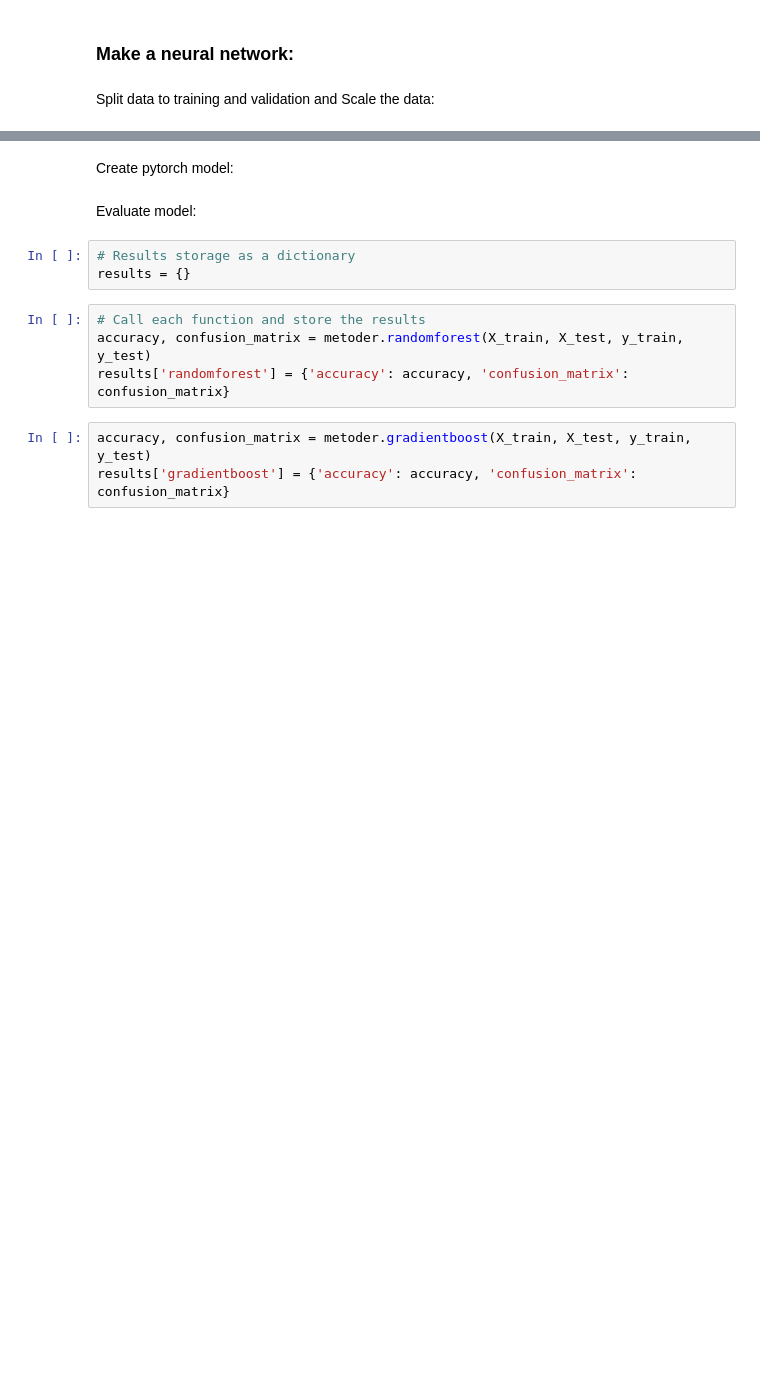
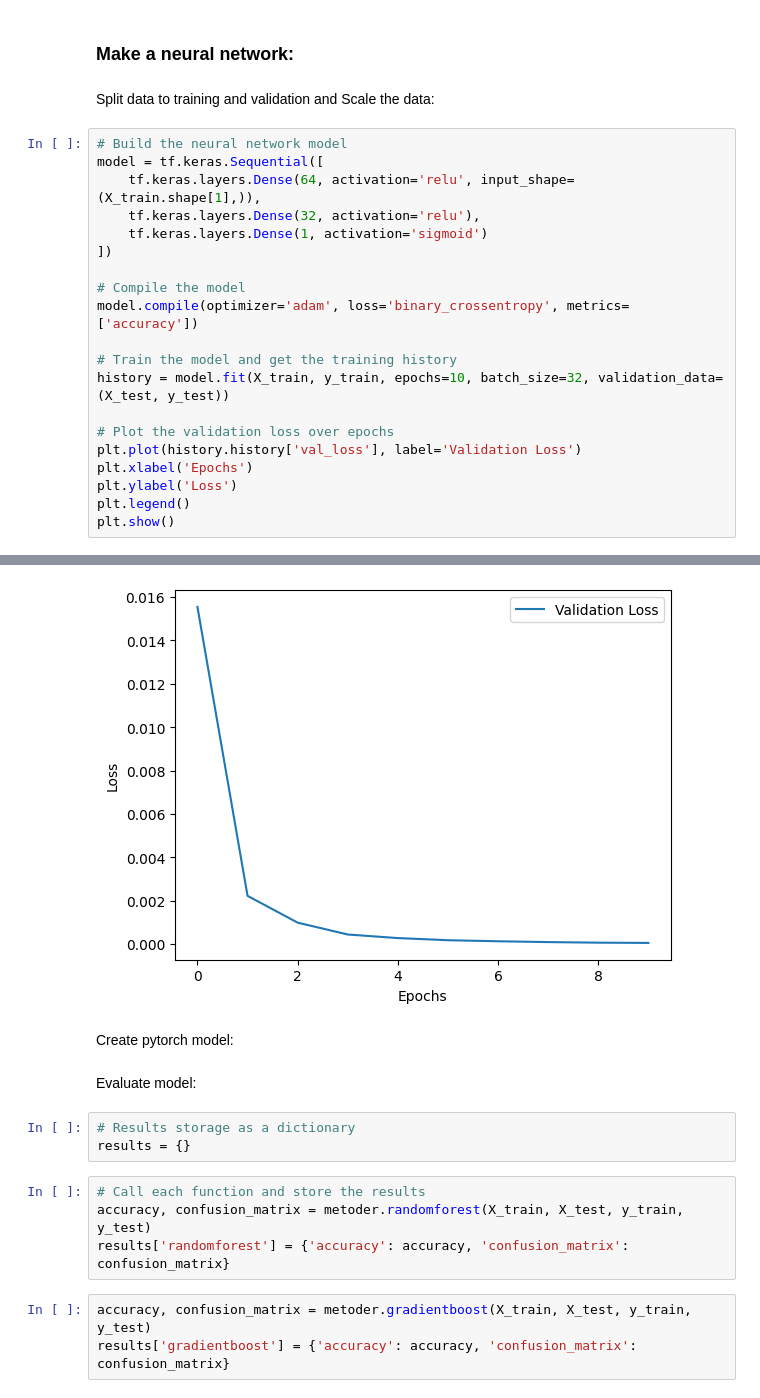
Before and after one commit to 591122/Sopp, a Jupyter notebook: NormalAlgorithms/ML_project_fullPOP.ipynb, the cells around one changed output, grey strips where cells are left out. Cells and saved outputs as stored; diff of their text form; blank space fills up the shorter version.

Commit message:
Auto stash before merge of "main" and "origin/main"
applied neural network

```diff
--- a/NormalAlgorithms/ML_project_fullPOP.ipynb
+++ b/NormalAlgorithms/ML_project_fullPOP.ipynb
@@ -102,3 +119,24 @@ X_test, y_test = df_test_encoded.drop(['class'], axis=1), df_test_encoded['class
 ### Make a neural network:
 # %% [markdown]
 Split data to training and validation and Scale the data:
+# %%
+# Build the neural network model
+model = tf.keras.Sequential([
+    tf.keras.layers.Dense(64, activation='relu', input_shape=(X_train.shape[1],)),
+    tf.keras.layers.Dense(32, activation='relu'),
+    tf.keras.layers.Dense(1, activation='sigmoid')
+])
+
+# Compile the model
+model.compile(optimizer='adam', loss='binary_crossentropy', metrics=['accuracy'])
+
+# Train the model and get the training history
+history = model.fit(X_train, y_train, epochs=10, batch_size=32, validation_data=(X_test, y_test))
+
+# Plot the validation loss over epochs
+plt.plot(history.history['val_loss'], label='Validation Loss')
+plt.xlabel('Epochs')
+plt.ylabel('Loss')
+plt.legend()
+plt.show()
+# %% [output]
@@ -105,3 +163,4 @@ Split data to training and validation and Scale the data:
+[figure, added]
 # %% [markdown]
 Create pytorch model:
 # %% [markdown]
```
Also changed, not shown: parts of 11 cells of this notebook, 1 other file.
